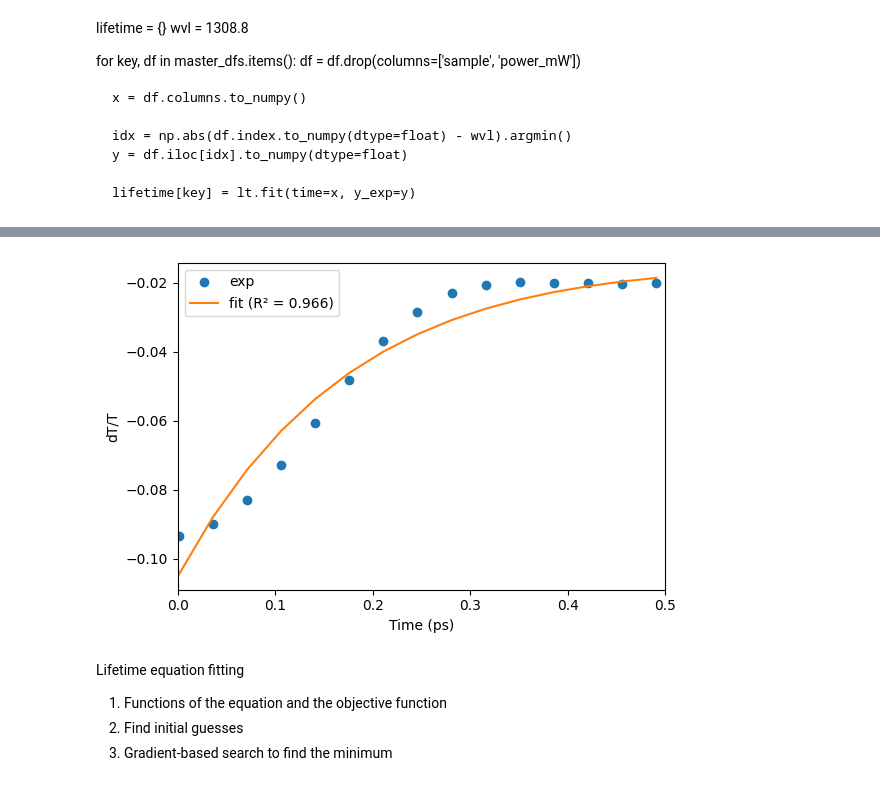
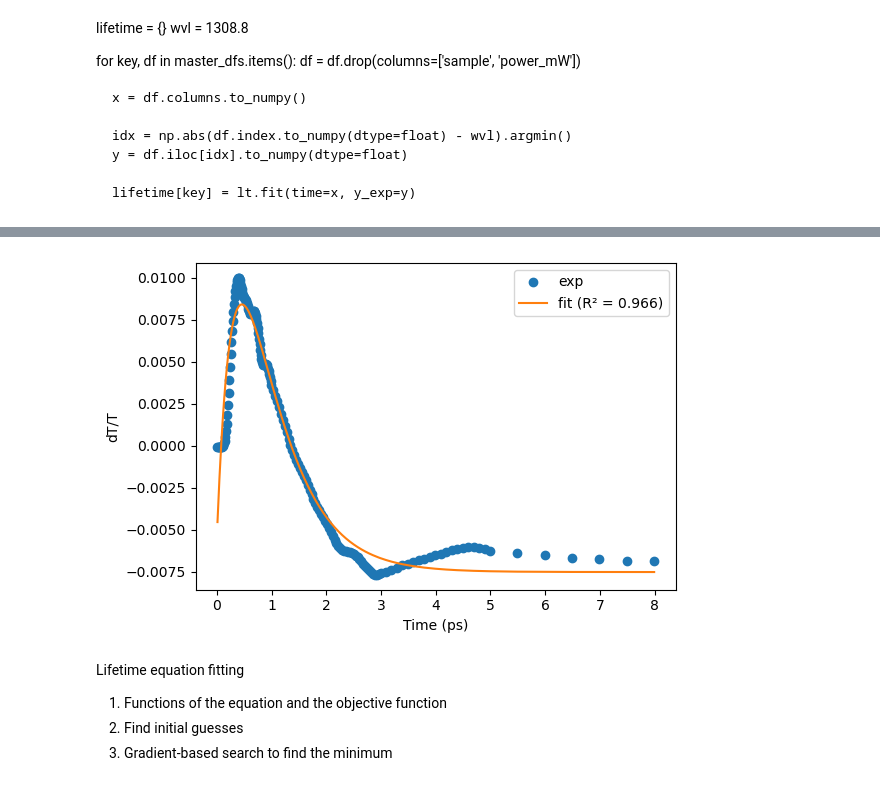
Before and after one commit to linarojas0824/Hybrid-Experimental-Data-Driven-Workflow, a Jupyter notebook: scripts/Notebooks/Pump_Probe_Results.ipynb, the cells around one changed output, grey strips where cells are left out. Saved outputs shown, nothing was run; the diff lists cells and outputs as text; code cells hidden in the pictures.

Commit message:
Lifetime calculation for new data

```diff
--- a/scripts/Notebooks/Pump_Probe_Results.ipynb
+++ b/scripts/Notebooks/Pump_Probe_Results.ipynb
@@ -210,7 +211,6 @@ for ax, sample in zip(axes, sample_data):
     df = df.drop(columns=['sample', 'power_mW'])
     pl.kinetic_plot(df,wavelengths= [1300,1500,1600] ,
                     xlim=(0, 0.5),
-                    ylim = (-0.08,0.04),
                     ax=ax,
                     legend=True,
                     add_colorbar=False )
@@ -385,7 +299,7 @@ lt = LifetimeFitter()
 # %%
 wvl = 1300
 
-df = master_time[6]
+df = master_time[1]
 columns = ['sample','power_mW']
 df = df.drop(columns=columns)
 
@@ -410,18 +324,19 @@ for key, df in master_dfs.items():
 
     lifetime[key] = lt.fit(time=x, y_exp=y)
 # %%
-
 def plot_lifetime_fit(
     lifetime: dict,
-    #key,
     time,
     y_exp,
-    time_range=None,          # NEW: (tmin, tmax)
+    time_range=None,
+    ylim=None,
     figsize=(6, 4),
+    ax=None,
 ):
     """
-    Plot experimental data vs fitted curve for a given key,
-    optionally restricting to a time range.
+    Plot experimental data vs fitted curve.
+    If ax is provided → plot inside subplot.
+    If not → create a new figure.
     """
 
     fit_out = lifetime
@@ -432,25 +347,35 @@ def plot_lifetime_fit(
     y_exp = np.asarray(y_exp, dtype=float)
     y_fit = np.asarray(y_fit, dtype=float)
 
+    # --- Handle axis ---
+    if ax is None:
+        fig, ax = plt.subplots(figsize=figsize)
+
+    # --- Time mask ---
     if time_range is not None:
         tmin, tmax = time_range
         mask = (time >= tmin) & (time <= tmax)
     else:
         mask = slice(None)
 
-    plt.figure(figsize=figsize)
-    plt.plot(time[mask], y_exp[mask], "o", label="exp")
+    # --- Plot ---
+    ax.plot(time[mask], y_exp[mask], "o", label="exp")
 
     if r2 is not None:
-        plt.plot(time[mask], y_fit[mask], "-", label=f"fit (R² = {r2:.3f})")
+        ax.plot(time[mask], y_fit[mask], "-", label=f"fit (R² = {r2:.3f})")
     else:
-        plt.plot(time[mask], y_fit[mask], "-", label="fit")
+        ax.plot(time[mask], y_fit[mask], "-", label="fit")
 
+    # --- Axis limits ---
     if time_range is not None:
-        plt.xlim(time_range)
+        ax.set_xlim(time_range)
+    if ylim is not None:
+        ax.set_ylim(ylim)
 
-    plt.xlabel("Time (ps)")
-    plt.ylabel("dT/T")
-    plt.legend()
-    plt.tight_layout()
-    plt.show()
+    ax.set_xlabel("Time (ps)")
+    ax.set_ylabel("dT/T")
+    ax.legend()
+
+    if ax is None:
+        plt.tight_layout()
+        plt.show()
@@ -457,12 +433,11 @@ def plot_lifetime_fit(
 # %%
 plot_lifetime_fit(
     lifetime=lifetime,
     time=x,
     y_exp=y,
-    time_range=(0, 0.5),
 )
 # %% [output]
-[figure, old version]
+[figure, new version]
 # %% [markdown]
 Lifetime equation fitting
 1. Functions of the equation and the objective function
```
Also changed, not shown: parts of 5 cells of this notebook, 7 other files.
